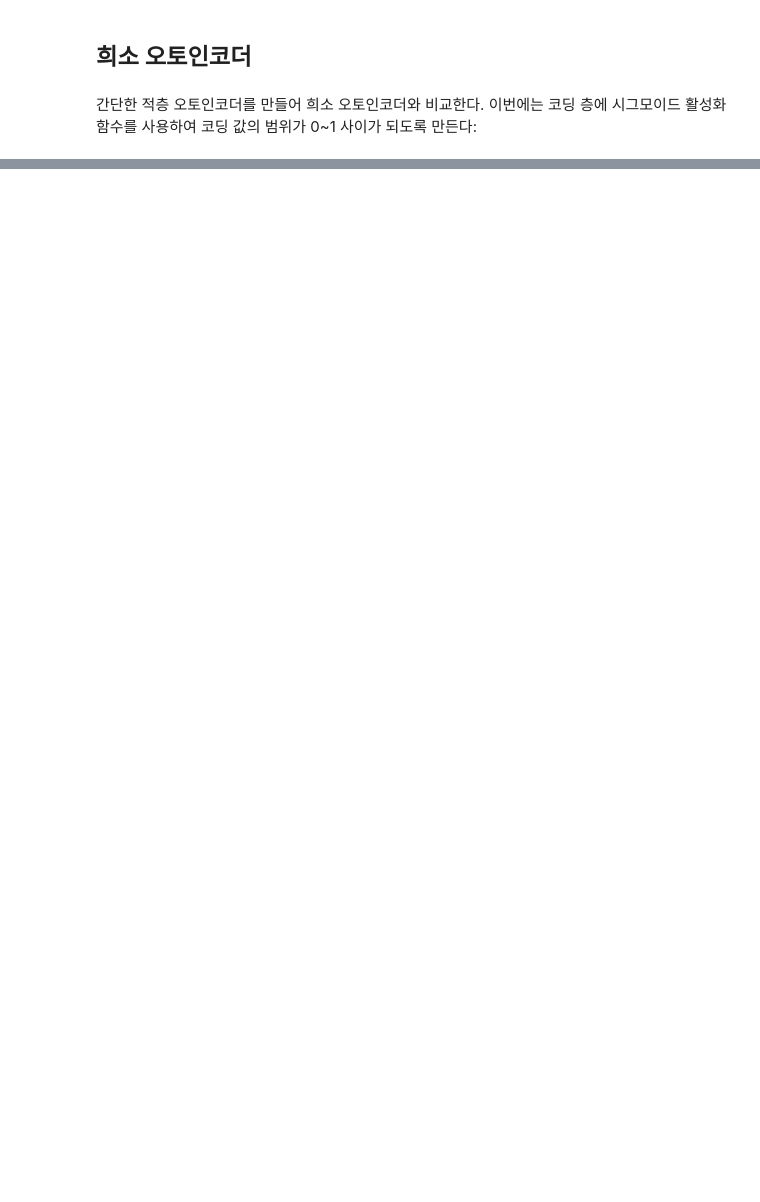
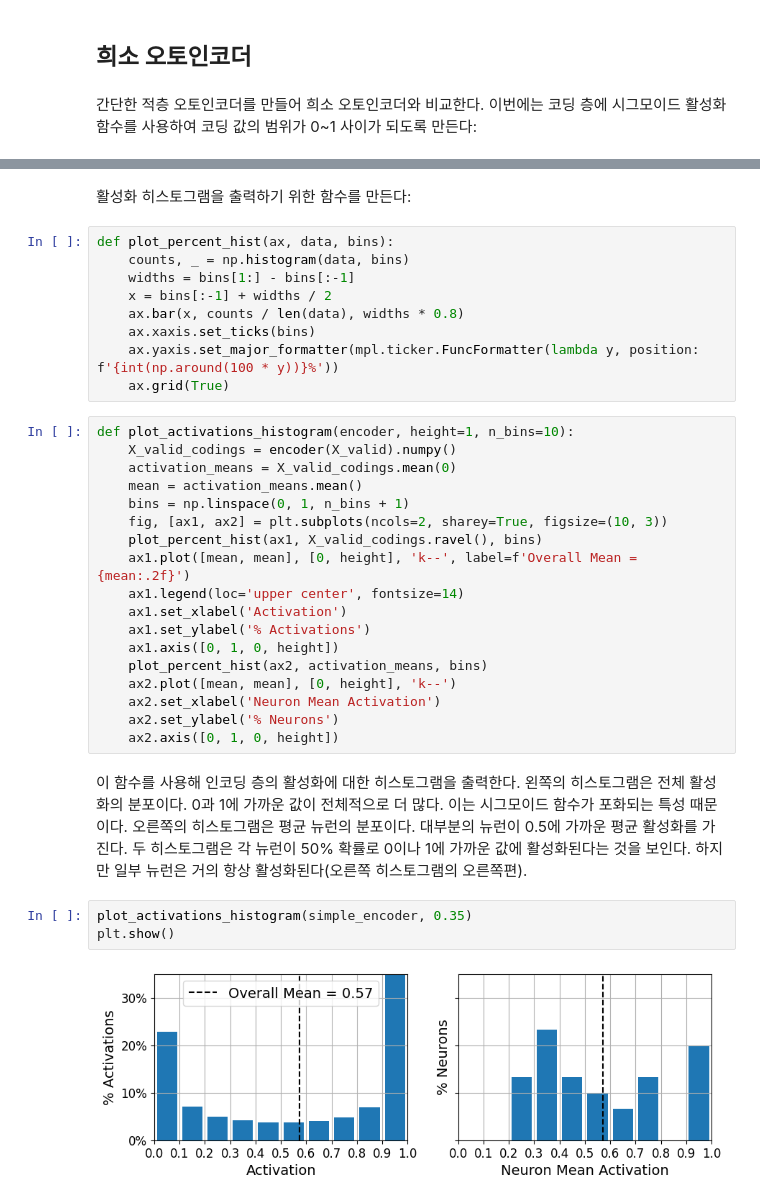
Before and after one commit to r0cd7b/autoencoders_and_gans, a Jupyter notebook: autoencoders_and_gans.ipynb, the cells around one changed output, grey strips where cells are left out. Saved outputs shown, nothing was run; the diff lists cells and outputs as text; blank space fills up the shorter version.

```diff
--- a/autoencoders_and_gans.ipynb
+++ b/autoencoders_and_gans.ipynb
@@ -555,0 +557,36 @@ plt.show()
+# %% [markdown]
+활성화 히스토그램을 출력하기 위한 함수를 만든다:
+# %%
+def plot_percent_hist(ax, data, bins):
+    counts, _ = np.histogram(data, bins)
+    widths = bins[1:] - bins[:-1]
+    x = bins[:-1] + widths / 2
+    ax.bar(x, counts / len(data), widths * 0.8)
+    ax.xaxis.set_ticks(bins)
+    ax.yaxis.set_major_formatter(mpl.ticker.FuncFormatter(lambda y, position: f'{int(np.around(100 * y))}%'))
+    ax.grid(True)
+# %%
+def plot_activations_histogram(encoder, height=1, n_bins=10):
+    X_valid_codings = encoder(X_valid).numpy()
+    activation_means = X_valid_codings.mean(0)
+    mean = activation_means.mean()
+    bins = np.linspace(0, 1, n_bins + 1)
+    fig, [ax1, ax2] = plt.subplots(ncols=2, sharey=True, figsize=(10, 3))
+    plot_percent_hist(ax1, X_valid_codings.ravel(), bins)
+    ax1.plot([mean, mean], [0, height], 'k--', label=f'Overall Mean = {mean:.2f}')
+    ax1.legend(loc='upper center', fontsize=14)
+    ax1.set_xlabel('Activation')
+    ax1.set_ylabel('% Activations')
+    ax1.axis([0, 1, 0, height])
+    plot_percent_hist(ax2, activation_means, bins)
+    ax2.plot([mean, mean], [0, height], 'k--')
+    ax2.set_xlabel('Neuron Mean Activation')
+    ax2.set_ylabel('% Neurons')
+    ax2.axis([0, 1, 0, height])
+# %% [markdown]
+이 함수를 사용해 인코딩 층의 활성화에 대한 히스토그램을 출력한다. 왼쪽의 히스토그램은 전체 활성화의 분포이다. 0과 1에 가까운 값이 전체적으로 더 많다. 이는 시그모이드 함수가 포화되는 특성 때문이다. 오른쪽의 히스토그램은 평균 뉴런의 분포이다. 대부분의 뉴런이 0.5에 가까운 평균 활성화를 가진다. 두 히스토그램은 각 뉴런이 50% 확률로 0이나 1에 가까운 값에 활성화된다는 것을 보인다. 하지만 일부 뉴런은 거의 항상 활성화된다(오른쪽 히스토그램의 오른쪽편).
+# %%
+plot_activations_histogram(simple_encoder, 0.35)
+plt.show()
+# %% [output]
+[figure, added]
```
Also changed, not shown: parts of 23 cells of this notebook, 4 other files.
